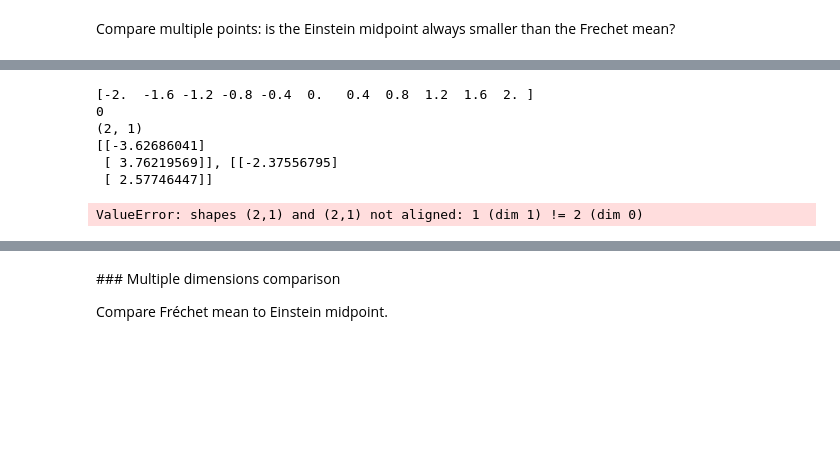
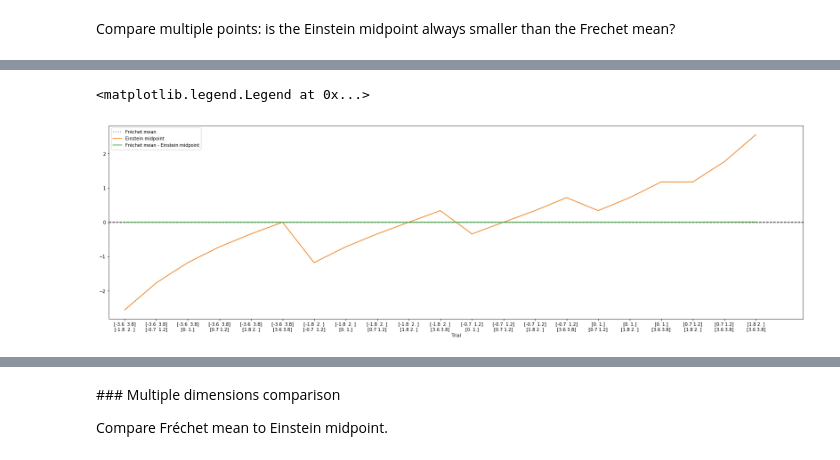
Before and after one commit to DRWardrope/GeometryTests, a Jupyter notebook: EinsteinMidpoints.ipynb, the cells around one changed output, grey strips where cells are left out. Cells and saved outputs as stored; diff of their text form; code cells hidden in the pictures; blank space fills up the shorter version.

```diff
--- a/EinsteinMidpoints.ipynb
+++ b/EinsteinMidpoints.ipynb
@@ -175,11 +221,12 @@ for i in range(1,10):
     updated_pt, step, projection = gradient_descent(
                              updated_pts[i-1],
                              points,
-                             frechet_diff,
+                             frechet_diff_vectorised,
                              geometry="hyperbolic",
                              learning_rate=0.32,
                              return_vectors=True,
                         )
+    print(updated_pt)
     updated_pts.append(updated_pt)
     steps.append(step)
     projections.append(projection)
@@ -340,26 +516,27 @@ np.hstack([a, b]).shape = (2, 2)
-# %%
-angles = np.linspace(-2, 2, 11)
-print(angles)
-einstein_midpts = []
-frechet_means = []
-for i, angle in enumerate(angles):
-    print(i)
-    a = np.array([np.sinh(angle), np.cosh(angle)]).reshape(-1, 1)
-    print(a.shape)
-    for angle2 in angles[i+1:]:
-        b = np.array([np.sinh(angle2), np.cosh(angle2)]).reshape(-1, 1)
-        print("{}, {}".format(a, b))
-        frechet_means.append(frechet_mean([a, b]))
-        print("Frechet mean = {}".format(frechet_means[-1]))
-        einstein_midpts.append(einstein_midpoint(np.hstack([a, b])))
-        print("Einstein midpoint = {}".format(einstein_midpts[-1]))
-        print("-"*80)
-    print("="*80)
-# %% [output]
-[-2.  -1.6 -1.2 -0.8 -0.4  0.   0.4  0.8  1.2  1.6  2. ]
-0
-(2, 1)
-[[-3.62686041]
- [ 3.76219569]], [[-2.37556795]
- [ 2.57746447]]
-ValueError: shapes (2,1) and (2,1) not aligned: 1 (dim 1) != 2 (dim 0)
+# %%
+fig = plt.figure(figsize=(28,8))
+ax = plt.gca(xlim=[-0.5, len(einstein_midpts)+0.5],
+             xlabel="Trial",
+             ylabel="",
+            )
+ax.axhline(0., linestyle="--", color='k')
+
+#print(np.array(frechet_means))
+
+ax.plot(labels,
+        np.array(frechet_means)[:,0,:],
+        color="tab:blue", label="Fréchet mean", linestyle=':',
+       )
+
+ax.plot(labels,
+        np.array(einstein_midpts)[:,0,:],
+        color="tab:orange", label="Einstein midpoint", linestyle='-',
+       )
+ax.plot(labels,
+        np.array(frechet_means)[:,0,:] - np.array(einstein_midpts)[:,0,:],
+        color="tab:green", label="Fréchet mean - Einstein midpoint"
+       )
+ax.legend()
+# %% [output]
+<matplotlib.legend.Legend at 0x...>
+[figure, added]
```
Also changed, not shown: parts of 27 cells of this notebook, 4 other files.
